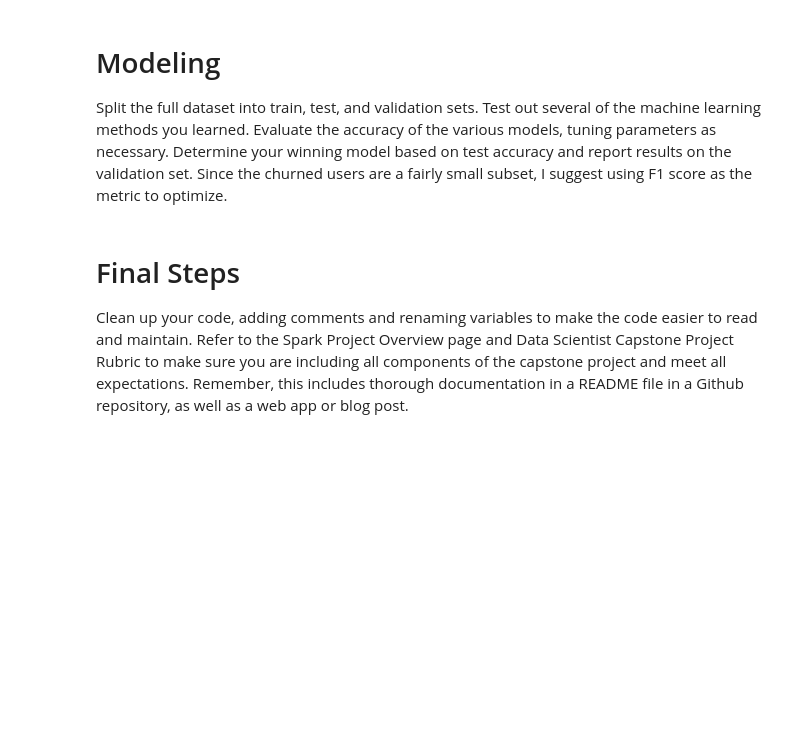
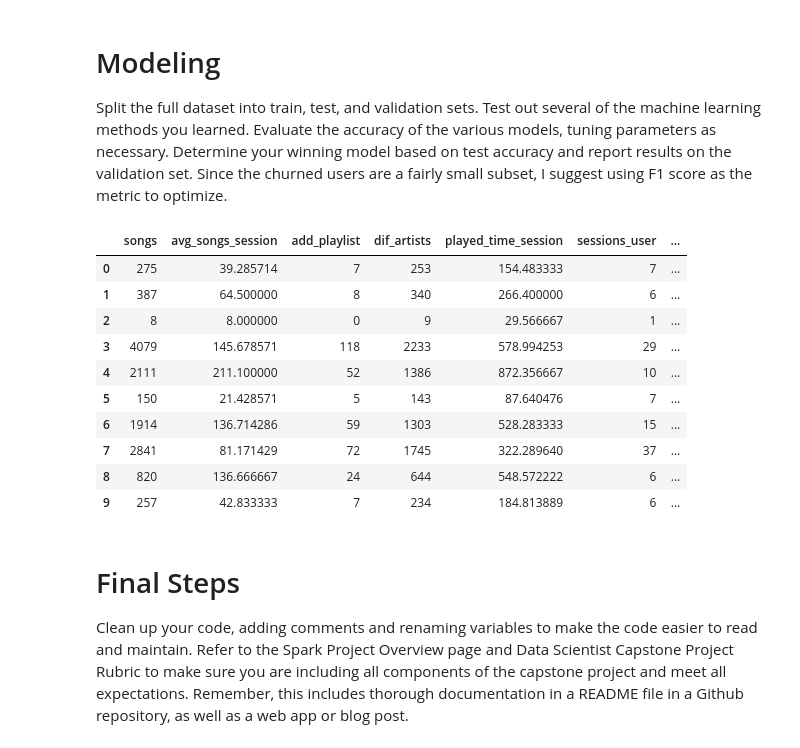
Before and after one commit to pedflotor/Sparkify-Churn-Prediction, a Jupyter notebook: Sparkify.ipynb, the cells around one changed output. Saved outputs shown, nothing was run; the diff lists cells and outputs as text; code cells hidden in the pictures; blank space fills up the shorter version.

Commit message:
feat: Feature Engineering

```diff
--- a/Sparkify.ipynb
+++ b/Sparkify.ipynb
@@ -679,29 +681,3 @@ The number of rows in '15. Free or paid user' is 225
 The number of columns in '15. Free or paid user' is 2
 The number of rows in '16. Churn' is 225
 The number of columns in '16. Churn' is 2
-# %%
-print("-> Starting Feature Engineering...")
-start = datetime.datetime.now()
-
-data = FE_listened_songs.join(FE_avg_songs_session,'userID','outer') \
-    .join(FE_add_playlist,'userID','outer') \
-    .join(FE_dif_artists,'userID','outer') \
-    .join(FE_played_time_session,'userID','outer') \
-    .join(FE_sessions_user,'userID','outer') \
-    .join(FE_time_since_registration,'userID','outer') \
-    .join(FE_friends,'userID','outer') \
-    .join(FE_thumbs_up,'userID','outer') \
-    .join(FE_thumbs_down,'userID','outer') \
-    .join(FE_help,'userID','outer') \
-    .join(FE_errors,'userID','outer') \
-    .join(FE_downgrade,'userID','outer') \
-    .join(FE_gender,'userID','outer') \
-    .join(FE_level,'userID','outer') \
-    .join(FE_churn,'userID','outer') \
-    .drop('userID') \
-    .fillna(0)
-
-
-print ("-> Final dataframe with:",data.count(), "rows and ",len(data.dtypes),"columns")
-print ("-> Duration:",datetime.datetime.now()-start,"s")
-print ("-> Process finished")
@@ -713,2 +683,0 @@ print ("-> Process finished")
-# %%
-def features():
@@ -714,0 +814,2 @@ def features():
+# %%
+df_features = features(sparkify_events)
@@ -715,3 +834,19 @@ def features():
 # %% [markdown]
 # Modeling
 Split the full dataset into train, test, and validation sets. Test out several of the machine learning methods you learned. Evaluate the accuracy of the various models, tuning parameters as necessary. Determine your winning model based on test accuracy and report results on the validation set. Since the churned users are a fairly small subset, I suggest using F1 score as the metric to optimize.
+# %%
+# Converting to pandas dataframe for better visualization (limiting to 10 rows for low memory usage)
+ten_rows = df_features.limit(10).toPandas()
+ten_rows
+# %% [output]
+|  | songs | avg_songs_session | add_playlist | dif_artists | played_time_session | sessions_user | ... |
+| 0 | 275 | 39.285714 | 7 | 253 | 154.483333 | 7 | ... |
+| 1 | 387 | 64.500000 | 8 | 340 | 266.400000 | 6 | ... |
+| 2 | 8 | 8.000000 | 0 | 9 | 29.566667 | 1 | ... |
+| 3 | 4079 | 145.678571 | 118 | 2233 | 578.994253 | 29 | ... |
+| 4 | 2111 | 211.100000 | 52 | 1386 | 872.356667 | 10 | ... |
+| 5 | 150 | 21.428571 | 5 | 143 | 87.640476 | 7 | ... |
+| 6 | 1914 | 136.714286 | 59 | 1303 | 528.283333 | 15 | ... |
+| 7 | 2841 | 81.171429 | 72 | 1745 | 322.289640 | 37 | ... |
+| 8 | 820 | 136.666667 | 24 | 644 | 548.572222 | 6 | ... |
+| 9 | 257 | 42.833333 | 7 | 234 | 184.813889 | 6 | ... |
```
Also changed, not shown: parts of 6 cells of this notebook.
